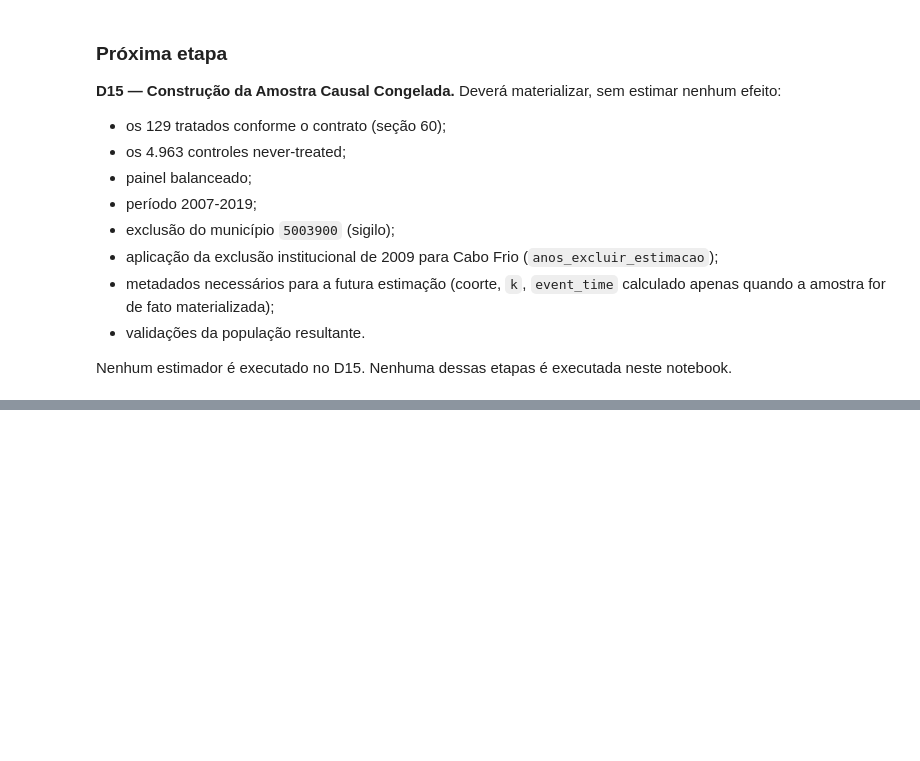
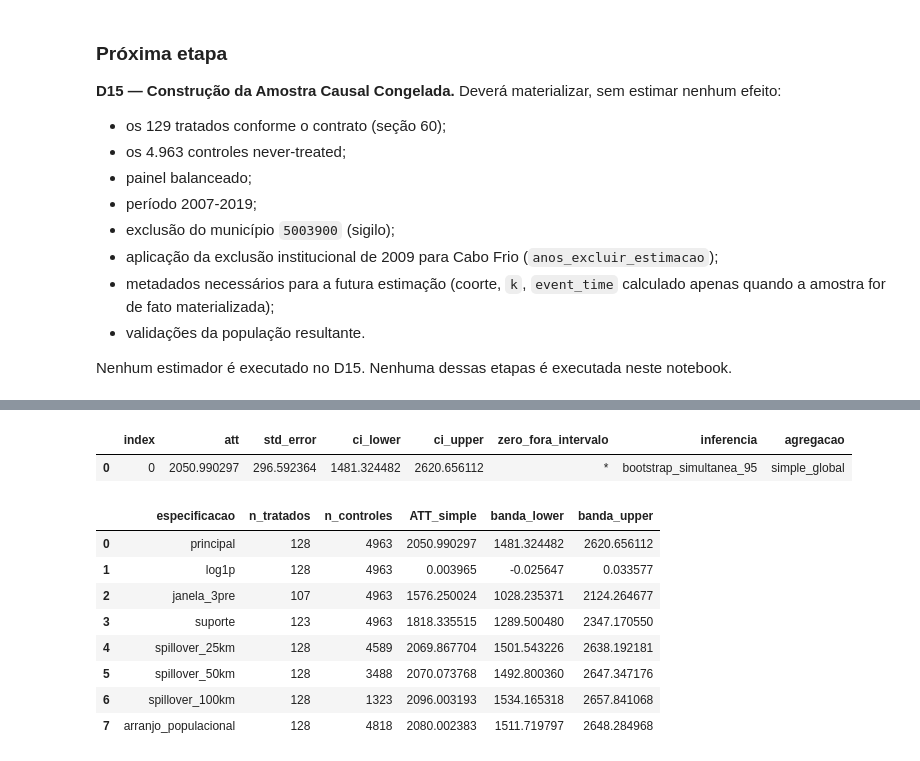
Before and after one commit to ariel-velardo/data-science-projects, a Jupyter notebook: projetos/big-data-expansao-rede-federal-economia-municipal/notebooks/01_analise_expansao_rede_federal_economia_municipal.ipynb, the cells around one changed output, grey strips where cells are left out. Saved outputs shown, nothing was run; the diff lists cells and outputs as text; code cells hidden in the pictures; blank space fills up the shorter version.

```diff
--- a/projetos/big-data-expansao-rede-federal-economia-municipal/notebooks/01_analise_expansao_rede_federal_economia_municipal.ipynb
+++ b/projetos/big-data-expansao-rede-federal-economia-municipal/notebooks/01_analise_expansao_rede_federal_economia_municipal.ipynb
@@ -1863,0 +2198,30 @@ neste notebook.
+# %%
+from pathlib import Path
+import sys
+import pandas as pd
+import plotly.graph_objects as go
+
+ROOT_D20C = Path.cwd()
+if ROOT_D20C.name == 'notebooks':
+    ROOT_D20C = ROOT_D20C.parent
+sys.path.insert(0, str(ROOT_D20C / 'src')) if str(ROOT_D20C / 'src') not in sys.path else None
+from visualizacao_ipt import CORES_IPT, aplicar_tema_ipt
+
+causal_d20 = ROOT_D20C / 'outputs' / 'causal'
+evento_d20c = pd.read_csv(causal_d20 / 'D20C_event_study_completo.csv')
+simples_d20c = pd.read_csv(causal_d20 / 'D20C_agregacao_simples.csv')
+comparativa_d20d = pd.read_csv(causal_d20 / 'D20D_tabela_comparativa.csv')
+display(simples_d20c)
+display(comparativa_d20d[['especificacao', 'n_tratados', 'n_controles', 'ATT_simple', 'banda_lower', 'banda_upper']])
+# %% [output]
+|  | index | att | std_error | ci_lower | ci_upper | zero_fora_intervalo | inferencia | agregacao |
+| 0 | 0 | 2050.990297 | 296.592364 | 1481.324482 | 2620.656112 | * | bootstrap_simultanea_95 | simple_global |
+|  | especificacao | n_tratados | n_controles | ATT_simple | banda_lower | banda_upper |
+| 0 | principal | 128 | 4963 | 2050.990297 | 1481.324482 | 2620.656112 |
+| 1 | log1p | 128 | 4963 | 0.003965 | -0.025647 | 0.033577 |
+| 2 | janela_3pre | 107 | 4963 | 1576.250024 | 1028.235371 | 2124.264677 |
+| 3 | suporte | 123 | 4963 | 1818.335515 | 1289.500480 | 2347.170550 |
+| 4 | spillover_25km | 128 | 4589 | 2069.867704 | 1501.543226 | 2638.192181 |
+| 5 | spillover_50km | 128 | 3488 | 2070.073768 | 1492.800360 | 2647.347176 |
+| 6 | spillover_100km | 128 | 1323 | 2096.003193 | 1534.165318 | 2657.841068 |
+| 7 | arranjo_populacional | 128 | 4818 | 2080.002383 | 1511.719797 | 2648.284968 |
```
Also changed, not shown: parts of 21 cells of this notebook, 35 other files.
